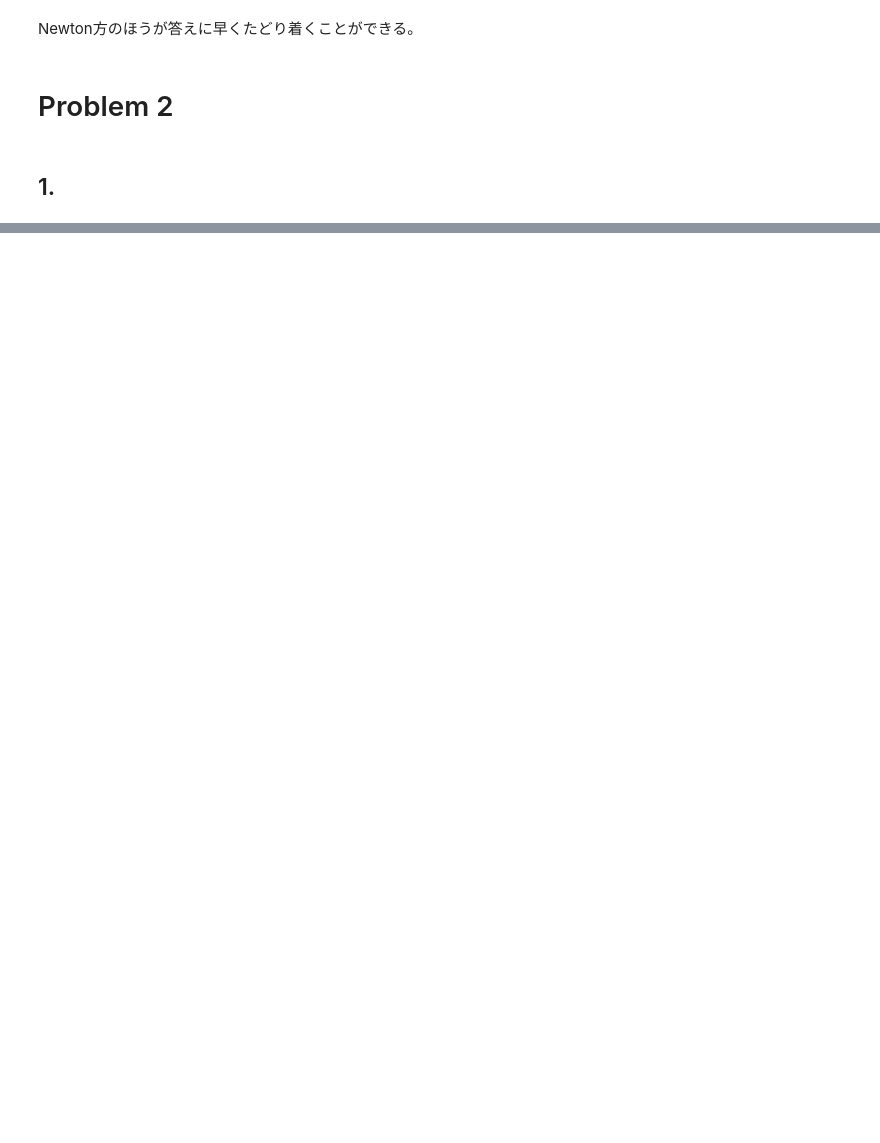
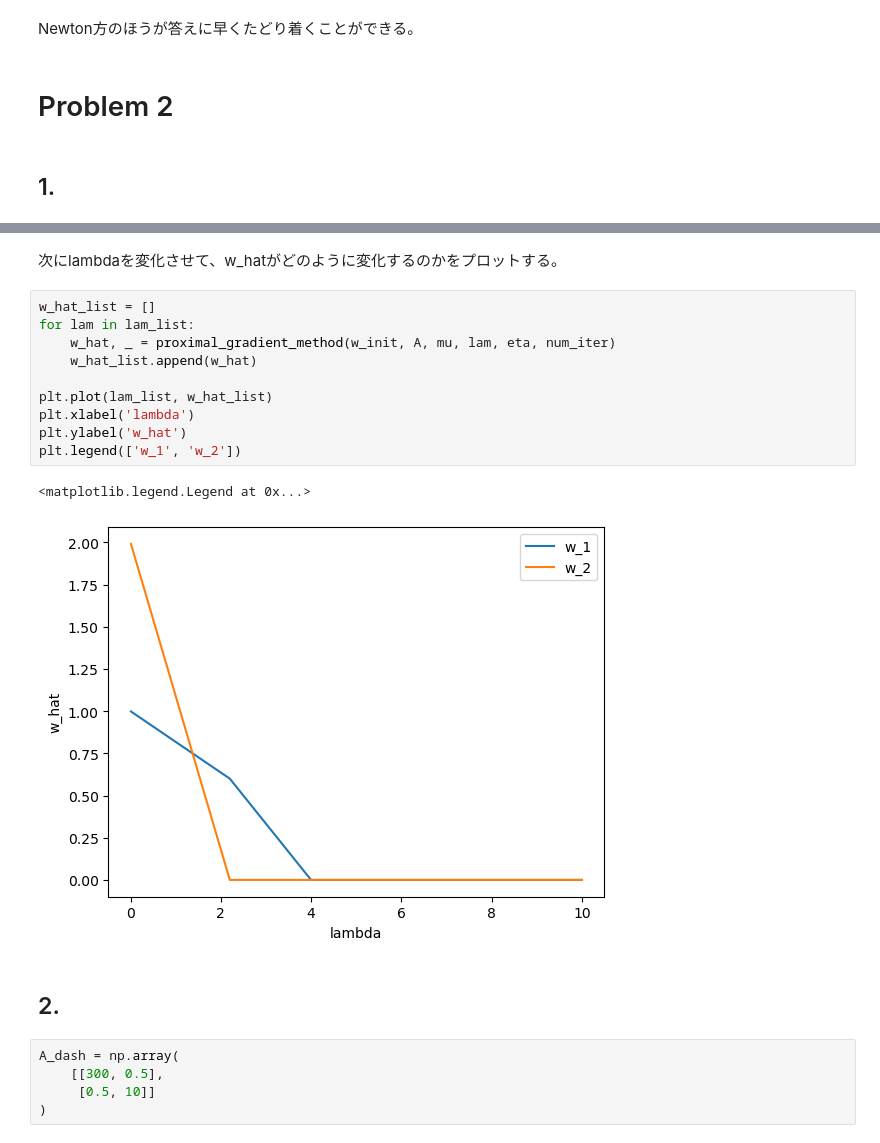
Before and after one commit to udaizin/adv_ml, a Jupyter notebook: midterm.ipynb, the cells around one changed output, grey strips where cells are left out. Drawn from its saved outputs; the diff is of its cells as text; blank space fills up the shorter version.

```diff
--- a/midterm.ipynb
+++ b/midterm.ipynb
@@ -144,0 +223,22 @@ def proximal_gradient_method(w_init, A, mu, lam, eta, num_iter):
+# %% [markdown]
+次にlambdaを変化させて、w_hatがどのように変化するのかをプロットする。
+# %%
+w_hat_list = []
+for lam in lam_list:
+    w_hat, _ = proximal_gradient_method(w_init, A, mu, lam, eta, num_iter)
+    w_hat_list.append(w_hat)
+
+plt.plot(lam_list, w_hat_list)
+plt.xlabel('lambda')
+plt.ylabel('w_hat')
+plt.legend(['w_1', 'w_2'])
+# %% [output]
+<matplotlib.legend.Legend at 0x...>
+[figure, added]
+# %% [markdown]
+## 2.
+# %%
+A_dash = np.array(
+    [[300, 0.5],
+     [0.5, 10]]
+)
```
Also changed, not shown: parts of 14 cells of this notebook.
